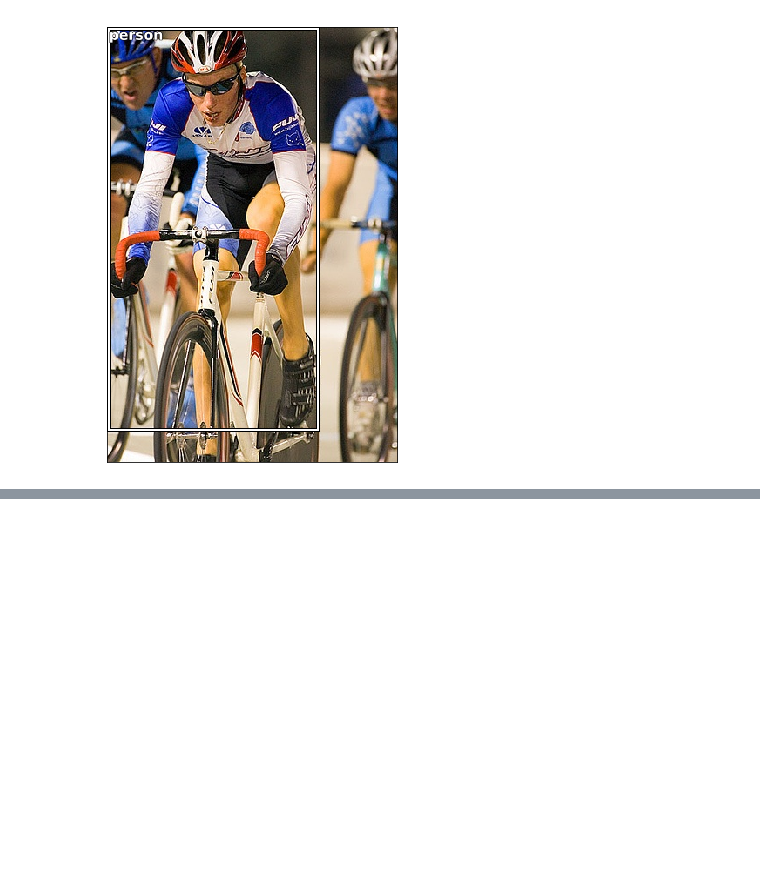
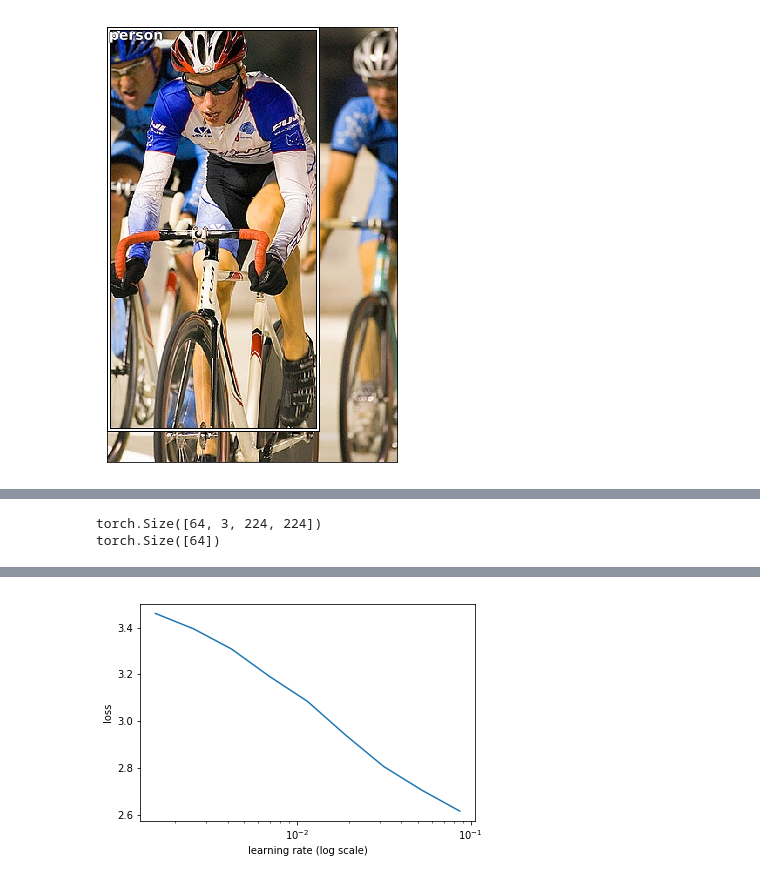
Before and after one commit to achinta/machine-learning, a Jupyter notebook: notebooks/pytorch/002_single_od_with_pascal.ipynb, the cells around one changed output, grey strips where cells are left out. Drawn from its saved outputs; the diff is of its cells as text; code cells hidden in the pictures; blank space fills up the shorter version.

```diff
--- a/notebooks/pytorch/002_single_od_with_pascal.ipynb
+++ b/notebooks/pytorch/002_single_od_with_pascal.ipynb
@@ -207,0 +260,13 @@ len(train_img_large_anno_np)
+# %%
+print(x.shape)
+print(y.shape)
+# %% [output]
+torch.Size([64, 3, 224, 224])
+torch.Size([64])
+# %%
+learn = ConvLearner.pretrained(f_model,md,metrics=[accuracy])
+learn.opt_fn = optim.Adam
+# %%
+lrf=learn.lr_find(1e-5,100)
+learn.sched.plot()
+# %% [output]
@@ -207,0 +274 @@ len(train_img_large_anno_np)
+[figure, added]
```
Also changed, not shown: parts of 39 cells of this notebook.
